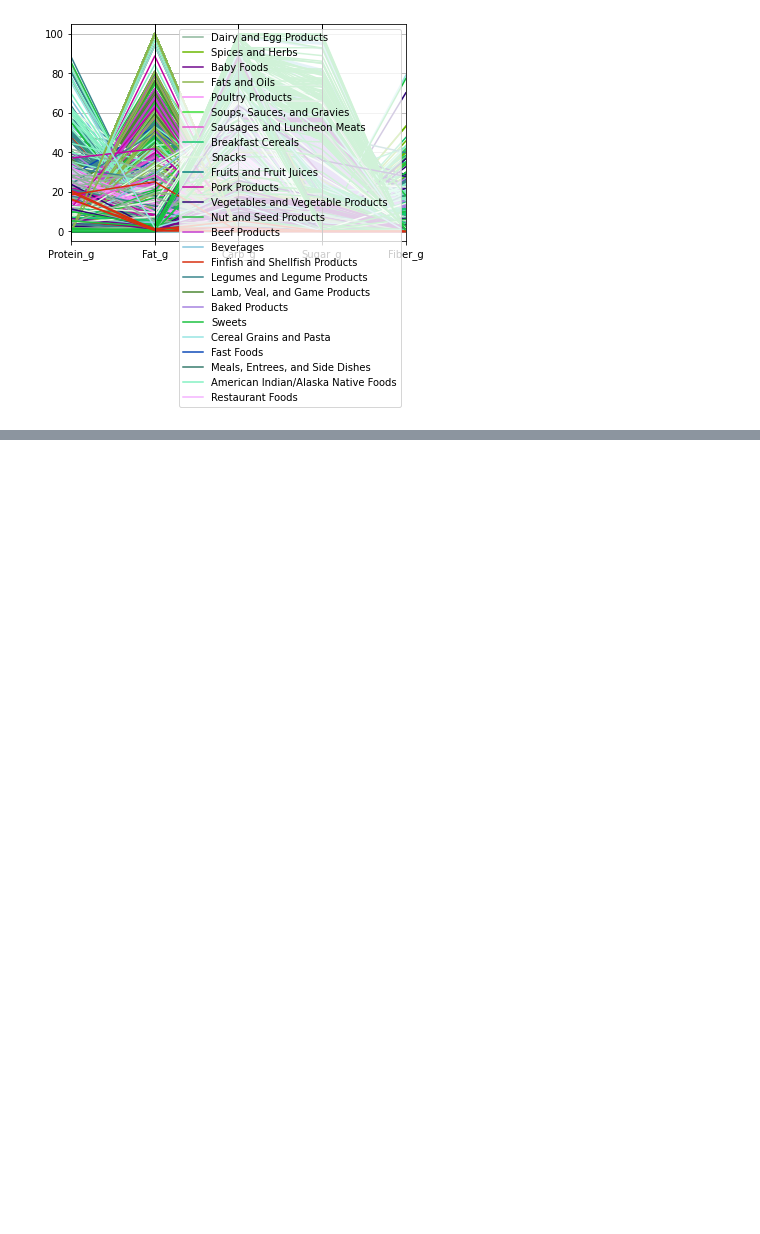
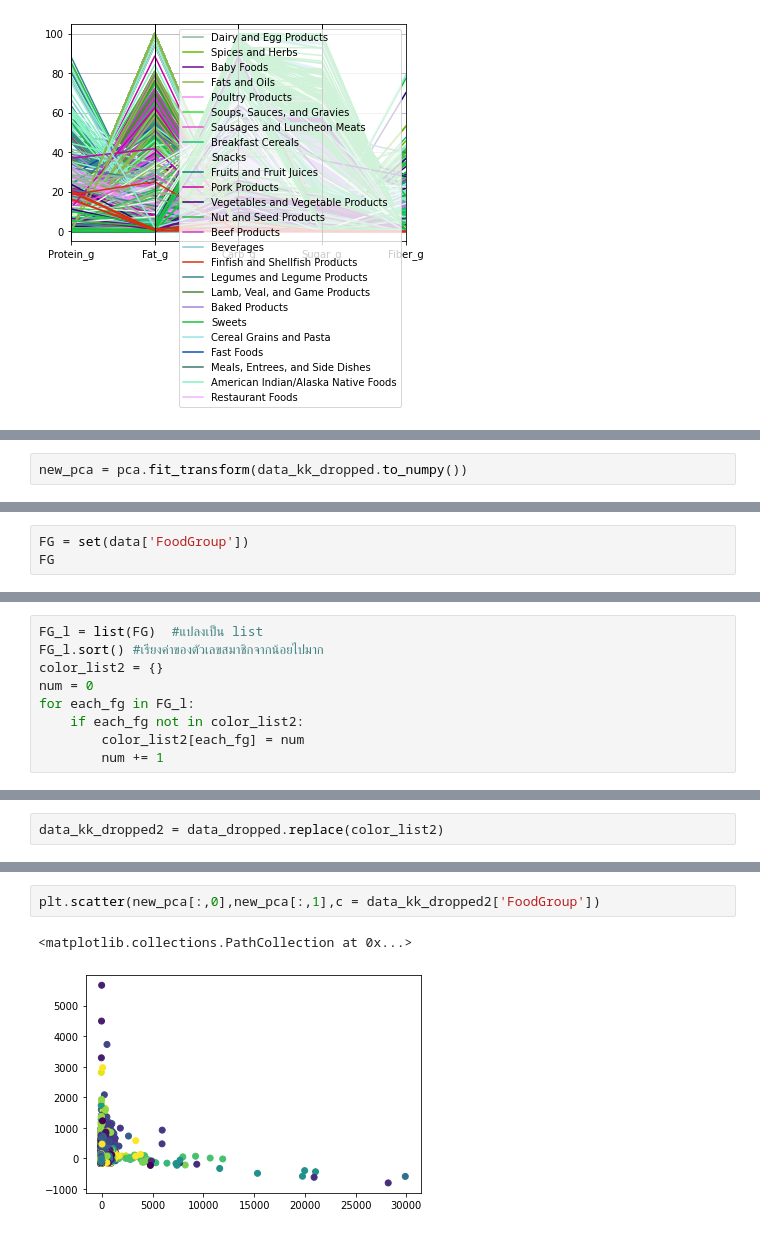
Before and after one commit to chalarm1405/multivariate, a Jupyter notebook: Exam01.ipynb, the cells around one changed output, grey strips where cells are left out. Cells and saved outputs as stored; diff of their text form; blank space fills up the shorter version.

```diff
--- a/Exam01.ipynb
+++ b/Exam01.ipynb
@@ -479,0 +484,2 @@ pd.plotting.parallel_coordinates(data_dropped, 'FoodGroup', cols=['Protein_g', '
+# %%
+new_pca = pca.fit_transform(data_kk_dropped.to_numpy())
@@ -479,0 +500,3 @@ pd.plotting.parallel_coordinates(data_dropped, 'FoodGroup', cols=['Protein_g', '
+# %%
+FG = set(data['FoodGroup'])
+FG
@@ -479,0 +523,9 @@ pd.plotting.parallel_coordinates(data_dropped, 'FoodGroup', cols=['Protein_g', '
+# %%
+FG_l = list(FG)  #แปลงเป็น list
+FG_l.sort() #เรียงค่าของตัวเลขสมาชิกจากน้อยไปมาก
+color_list2 = {}
+num = 0
+for each_fg in FG_l:
+    if each_fg not in color_list2:
+        color_list2[each_fg] = num
+        num += 1
@@ -479,0 +554,2 @@ pd.plotting.parallel_coordinates(data_dropped, 'FoodGroup', cols=['Protein_g', '
+# %%
+data_kk_dropped2 = data_dropped.replace(color_list2)
@@ -479,0 +573,5 @@ pd.plotting.parallel_coordinates(data_dropped, 'FoodGroup', cols=['Protein_g', '
+# %%
+plt.scatter(new_pca[:,0],new_pca[:,1],c = data_kk_dropped2['FoodGroup'])
+# %% [output]
+<matplotlib.collections.PathCollection at 0x...>
+[figure, added]
```
Also changed, not shown: parts of 21 cells of this notebook.
